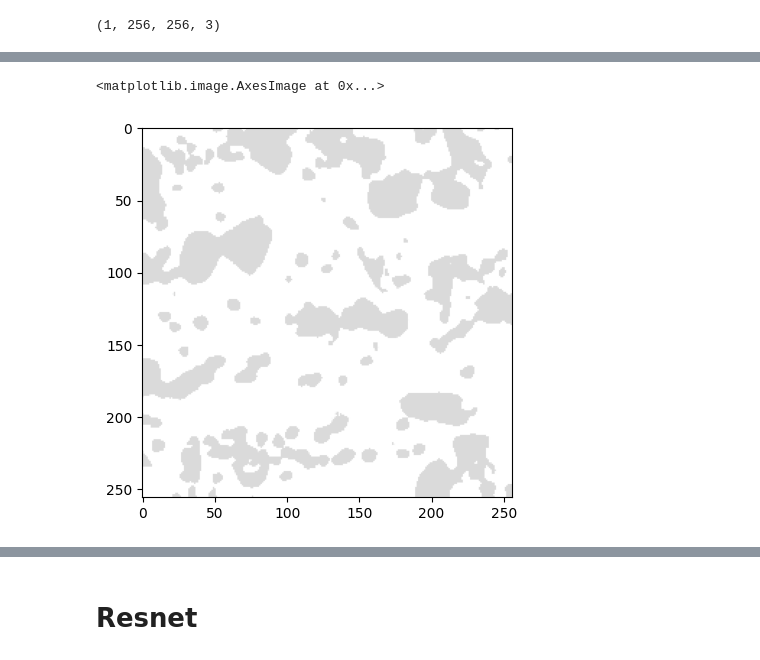
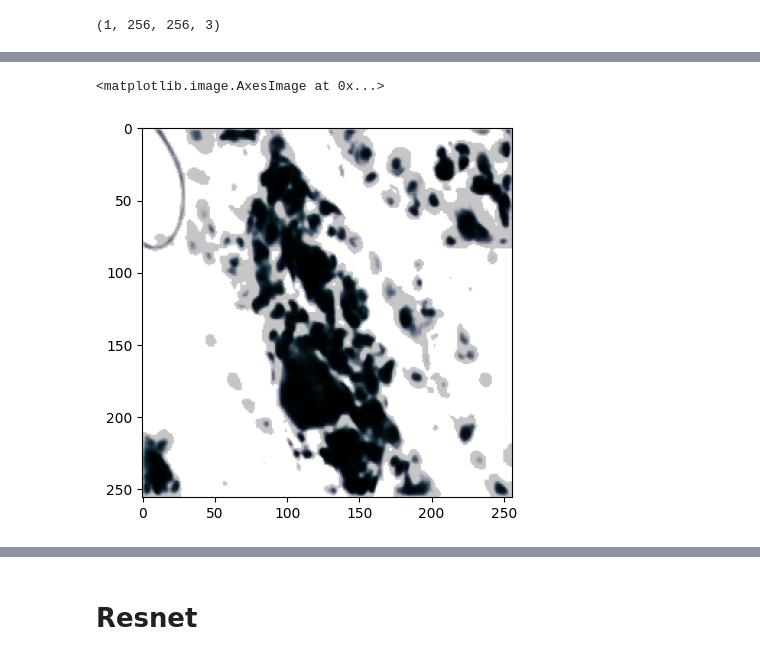
Before and after one commit to KrishnaSChavan/MachineLearning, a Jupyter notebook: Clav_Cell_segmentation_U_Net.ipynb, the cells around one changed output, grey strips where cells are left out. Saved outputs shown, nothing was run; the diff lists cells and outputs as text; code cells hidden in the pictures.

```diff
--- a/Clav_Cell_segmentation_U_Net.ipynb
+++ b/Clav_Cell_segmentation_U_Net.ipynb
@@ -193,7 +199,8 @@ np.random.seed(42)
 s = np.arange(data.shape[0])
 np.random.shuffle(s)
 Data = data[s]
-Mask = mask[s]
+# Mask = mask[s]
+Labels = labels[s]
 # %%
 Mask_3 = np.repeat(Mask, 3, axis=-1)
 # %%
@@ -243,6 +262,6 @@ model.compile(optimizer=tf.keras.optimizers.Adam(learning_rate=0.001), loss='cat
 # %%
 history_1 = model.fit(
                 train_data,
-                epochs = 40,
+                epochs = 30,
                 validation_data=test_data
 )
@@ -271,0 +305,2 @@ my_pred = model.predict(finall/255.)
+# %%
+my_pred = model.predict(np.reshape(data[53],(-1,data.shape[1],data.shape[2],data.shape[3]))/255.)
@@ -272,5 +309,5 @@ my_pred = model.predict(finall/255.)
 # %%
-plt.imshow(np.reshape(my_pred,(yelllow.shape[0],yelllow.shape[1],yelllow.shape[2])))
+plt.imshow(np.reshape(my_pred,(data.shape[1],data.shape[2],data.shape[3])))
 # %% [output]
 <matplotlib.image.AxesImage at 0x...>
-[figure, old version]
+[figure, new version]
```
Also changed, not shown: parts of 61 cells of this notebook.
